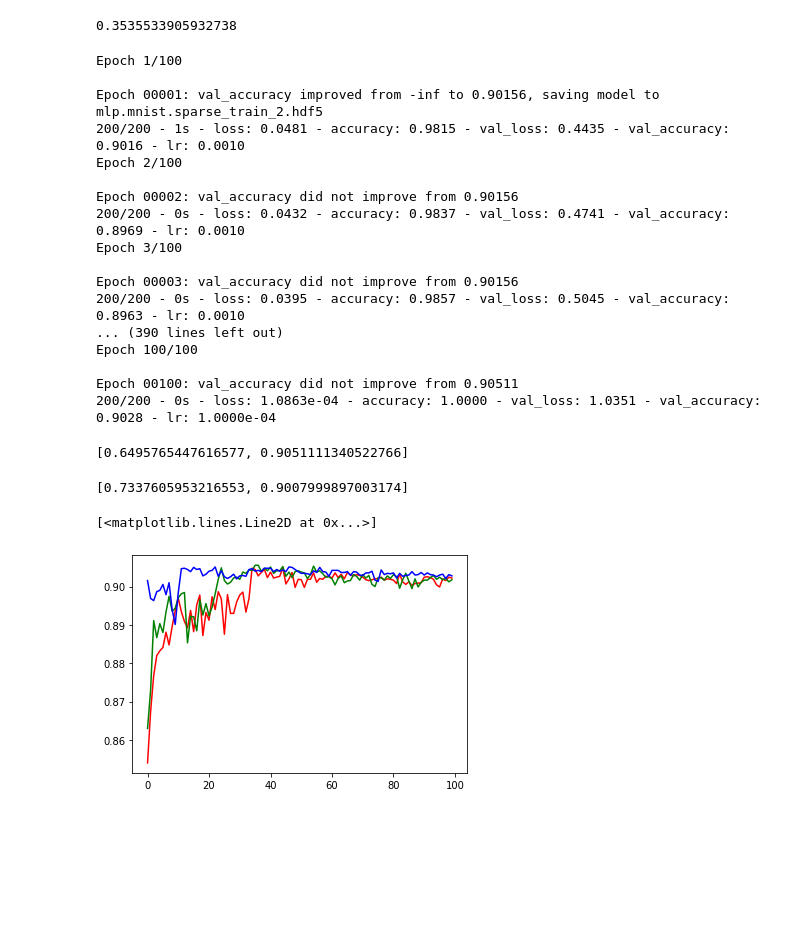
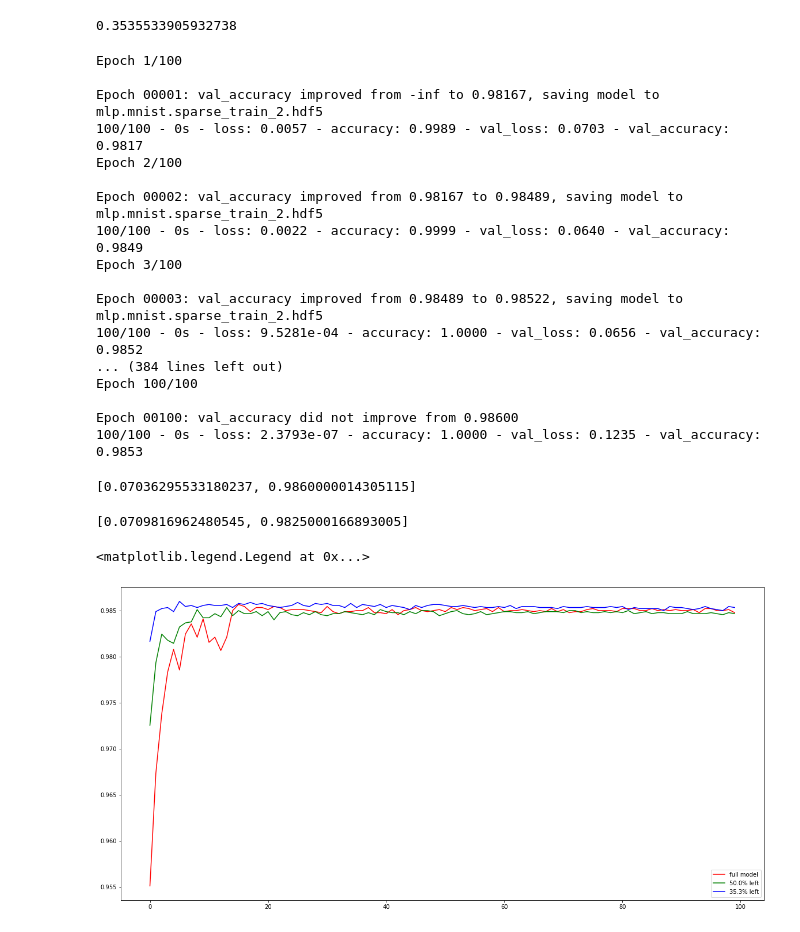
Before and after one commit to jganzabal/lottery-ticket-hypotesis-keras, a Jupyter notebook: 01_Lottery_Ticket_Hypotesis.ipynb, the cells around one changed output. Saved outputs shown, nothing was run; the diff lists cells and outputs as text; code cells hidden in the pictures; blank space fills up the shorter version.

```diff
--- a/01_Lottery_Ticket_Hypotesis.ipynb
+++ b/01_Lottery_Ticket_Hypotesis.ipynb
@@ -36,8 +36,10 @@ def set_random_seeds(seed=42):
     # K.set_session(sess)
 # %% [markdown]
 # Cargo datos
+# %%
+my_dataset = mnist
 # %%
-(train_images, train_labels), (test_images, test_labels) = fashion_mnist.load_data()
+(train_images, train_labels), (test_images, test_labels) = my_dataset.load_data()
 X = train_images.reshape(-1, 784)/255
 y = train_labels.reshape(-1, 1)
 X_test = test_images.reshape(-1, 784)/255
@@ -103,11 +105,11 @@ lth = LTH(get_model)
 # %%
 def get_callbacks(filename):
     return [
-        ReduceLROnPlateau(monitor='val_accuracy', mode='max', factor=np.sqrt(0.1), patience=10, verbose=1, min_lr=1e-4),
+        # ReduceLROnPlateau(monitor='val_accuracy', mode='max', factor=np.sqrt(0.1), patience=10, verbose=1, min_lr=1e-4),
         ModelCheckpoint(filepath=filename,  verbose=1, save_best_only=True, monitor='val_accuracy', mode='max')
     ]
 # %%
-batch_size = 256
+batch_size = 512
 epochs = 100
 # %%
 # Step 1
@@ -258,32 +260,34 @@ history_3 = pruned_model_2.fit(X_train,
 # %% [output]
 Epoch 1/100
 
-Epoch 00001: val_accuracy improved from -inf to 0.90156, saving model to mlp.mnist.sparse_train_2.hdf5
-200/200 - 1s - loss: 0.0481 - accuracy: 0.9815 - val_loss: 0.4435 - val_accuracy: 0.9016 - lr: 0.0010
+Epoch 00001: val_accuracy improved from -inf to 0.98167, saving model to mlp.mnist.sparse_train_2.hdf5
+100/100 - 0s - loss: 0.0057 - accuracy: 0.9989 - val_loss: 0.0703 - val_accuracy: 0.9817
 Epoch 2/100
 
-Epoch 00002: val_accuracy did not improve from 0.90156
-200/200 - 0s - loss: 0.0432 - accuracy: 0.9837 - val_loss: 0.4741 - val_accuracy: 0.8969 - lr: 0.0010
+Epoch 00002: val_accuracy improved from 0.98167 to 0.98489, saving model to mlp.mnist.sparse_train_2.hdf5
+100/100 - 0s - loss: 0.0022 - accuracy: 0.9999 - val_loss: 0.0640 - val_accuracy: 0.9849
 Epoch 3/100
 
-Epoch 00003: val_accuracy did not improve from 0.90156
-200/200 - 0s - loss: 0.0395 - accuracy: 0.9857 - val_loss: 0.5045 - val_accuracy: 0.8963 - lr: 0.0010
-... (390 lines left out)
+Epoch 00003: val_accuracy improved from 0.98489 to 0.98522, saving model to mlp.mnist.sparse_train_2.hdf5
+100/100 - 0s - loss: 9.5281e-04 - accuracy: 1.0000 - val_loss: 0.0656 - val_accuracy: 0.9852
+... (384 lines left out)
 Epoch 100/100
 
-Epoch 00100: val_accuracy did not improve from 0.90511
-200/200 - 0s - loss: 1.0863e-04 - accuracy: 1.0000 - val_loss: 1.0351 - val_accuracy: 0.9028 - lr: 1.0000e-04
+Epoch 00100: val_accuracy did not improve from 0.98600
+100/100 - 0s - loss: 2.3793e-07 - accuracy: 1.0000 - val_loss: 0.1235 - val_accuracy: 0.9853
 # %%
 pruned_model_2.load_weights('mlp.mnist.sparse_train_2.hdf5')
 print(pruned_model_2.evaluate(X_val, y_val, verbose=0))
 pruned_model_2.evaluate(X_test, y_test, verbose=0)
 # %% [output]
-[0.6495765447616577, 0.9051111340522766]
+[0.07036295533180237, 0.9860000014305115]
-[0.7337605953216553, 0.9007999897003174]
+[0.0709816962480545, 0.9825000166893005]
 # %%
-plt.plot(history_1.history['val_accuracy'], c='r')
-plt.plot(history_2.history['val_accuracy'], c='g')
-plt.plot(history_3.history['val_accuracy'], c='b')
+plt.figure(figsize=(20,10))
+plt.plot(history_1.history['val_accuracy'], c='r', label='full model')
+plt.plot(history_2.history['val_accuracy'], c='g', label=f'{int(pm*1000)/10}% left')
+plt.plot(history_3.history['val_accuracy'], c='b', label=f'{int(new_pm*1000)/10}% left')
+plt.legend()
 # %% [output]
-[<matplotlib.lines.Line2D at 0x...>]
+<matplotlib.legend.Legend at 0x...>
-[figure, old version]
+[figure, new version]
```
Also changed, not shown: parts of 9 cells of this notebook, 38 other files.
